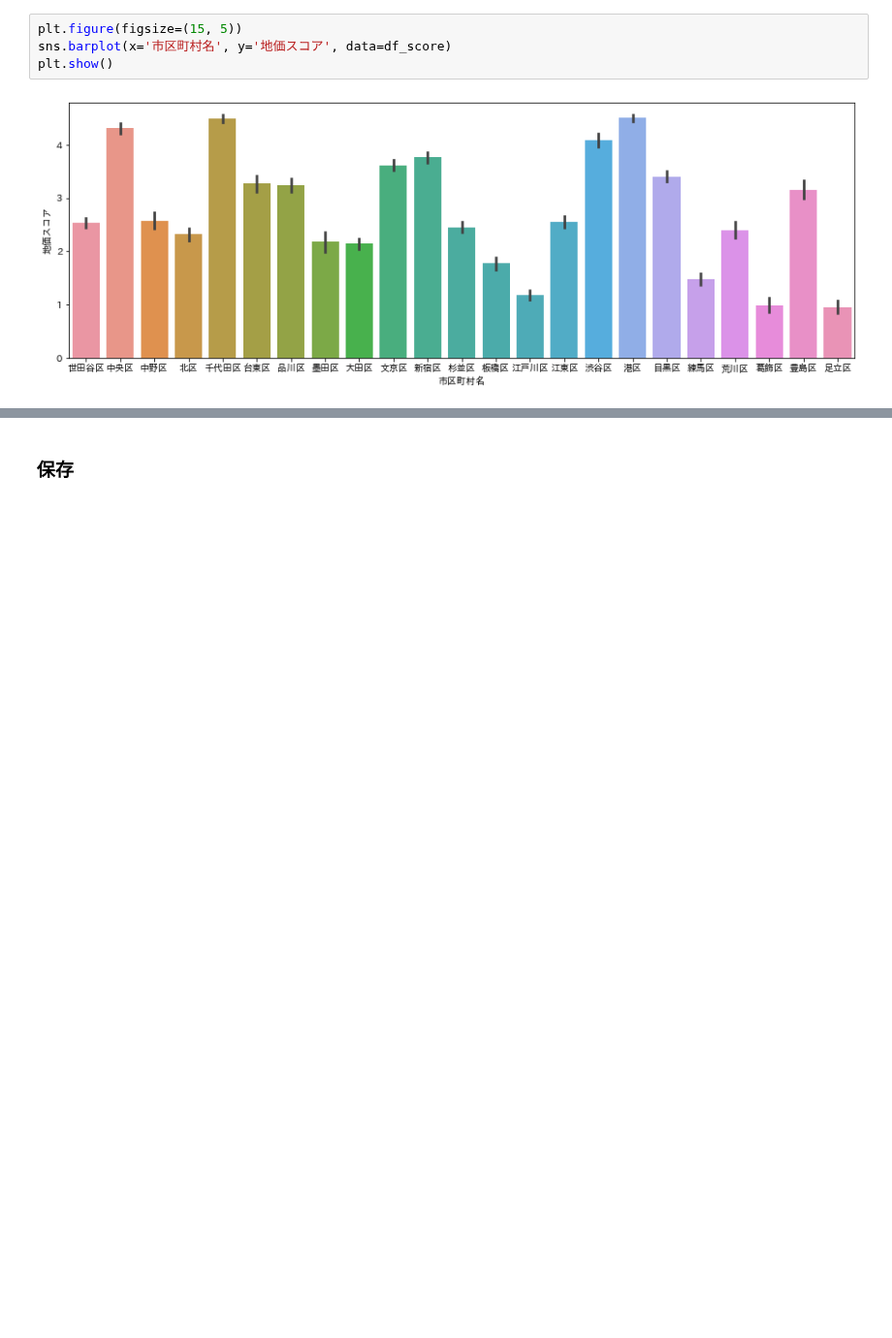
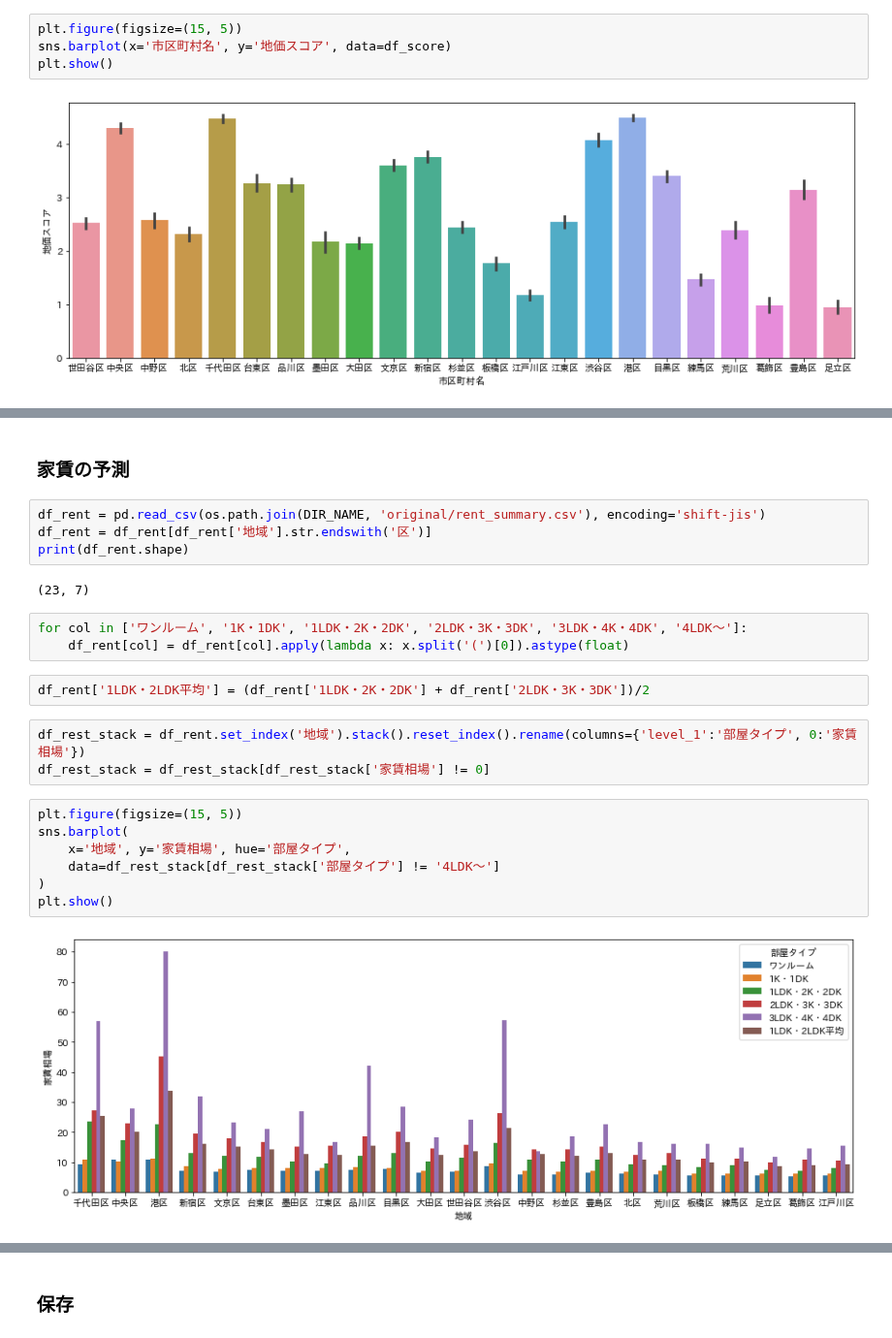
Before and after one commit to z-guard/analysis, a Jupyter notebook: notebooks/land_price_score.ipynb, the cells around one changed output, grey strips where cells are left out. Shown at 97% size. Drawn from its saved outputs; the diff is of its cells as text; blank space fills up the shorter version.

Commit message:
predict rent price

```diff
--- a/notebooks/land_price_score.ipynb
+++ b/notebooks/land_price_score.ipynb
@@ -201,0 +220,25 @@ plt.show()
+# %% [markdown]
+### 家賃の予測
+# %%
+df_rent = pd.read_csv(os.path.join(DIR_NAME, 'original/rent_summary.csv'), encoding='shift-jis')
+df_rent = df_rent[df_rent['地域'].str.endswith('区')]
+print(df_rent.shape)
+# %% [output]
+(23, 7)
+# %%
+for col in ['ワンルーム', '1K・1DK', '1LDK・2K・2DK', '2LDK・3K・3DK', '3LDK・4K・4DK', '4LDK〜']:
+    df_rent[col] = df_rent[col].apply(lambda x: x.split('(')[0]).astype(float)
+# %%
+df_rent['1LDK・2LDK平均'] = (df_rent['1LDK・2K・2DK'] + df_rent['2LDK・3K・3DK'])/2
+# %%
+df_rest_stack = df_rent.set_index('地域').stack().reset_index().rename(columns={'level_1':'部屋タイプ', 0:'家賃相場'})
+df_rest_stack = df_rest_stack[df_rest_stack['家賃相場'] != 0]
+# %%
+plt.figure(figsize=(15, 5))
+sns.barplot(
+    x='地域', y='家賃相場', hue='部屋タイプ',
+    data=df_rest_stack[df_rest_stack['部屋タイプ'] != '4LDK〜']
+)
+plt.show()
+# %% [output]
+[figure, added]
```
Also changed, not shown: parts of 18 cells of this notebook.
